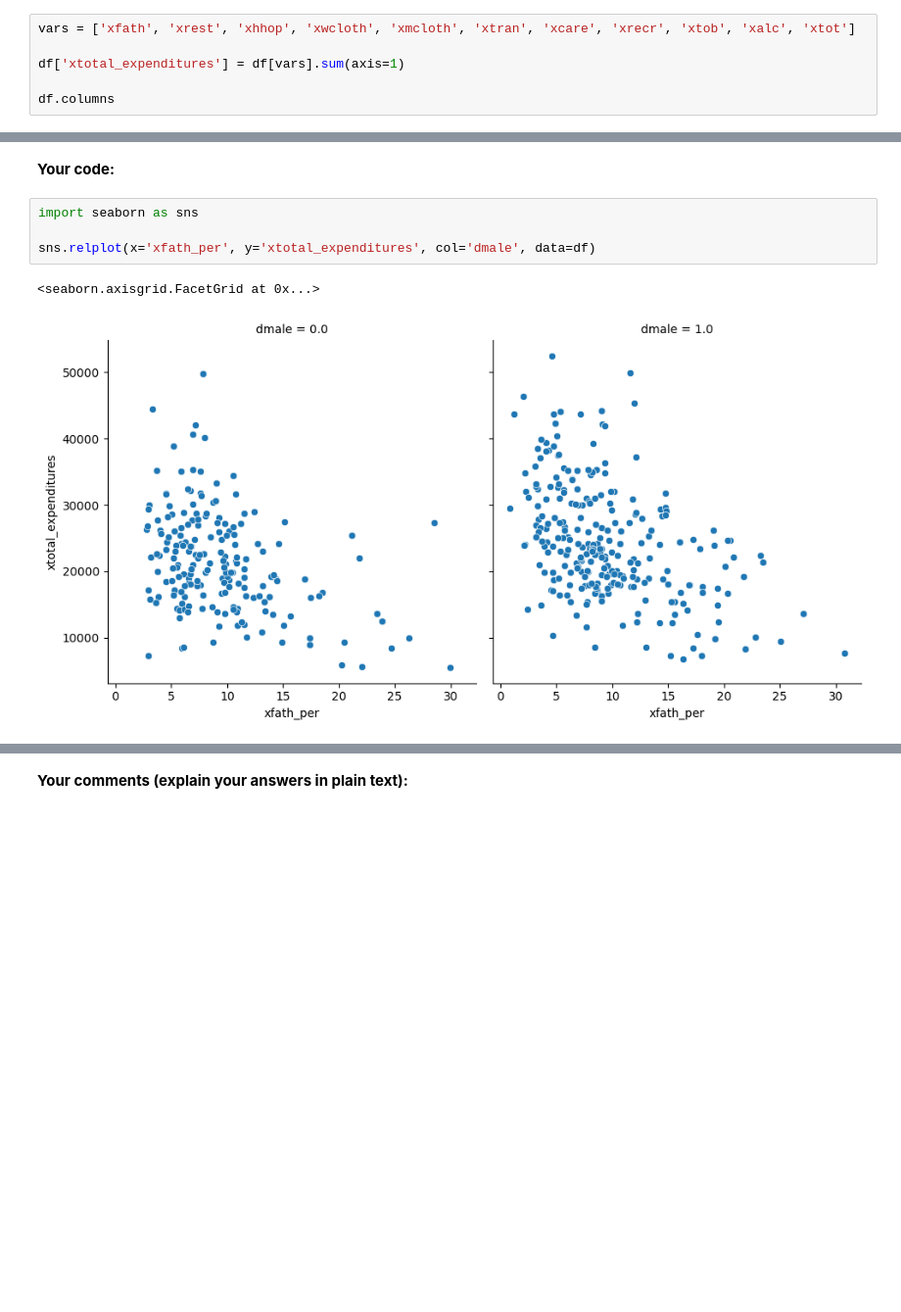
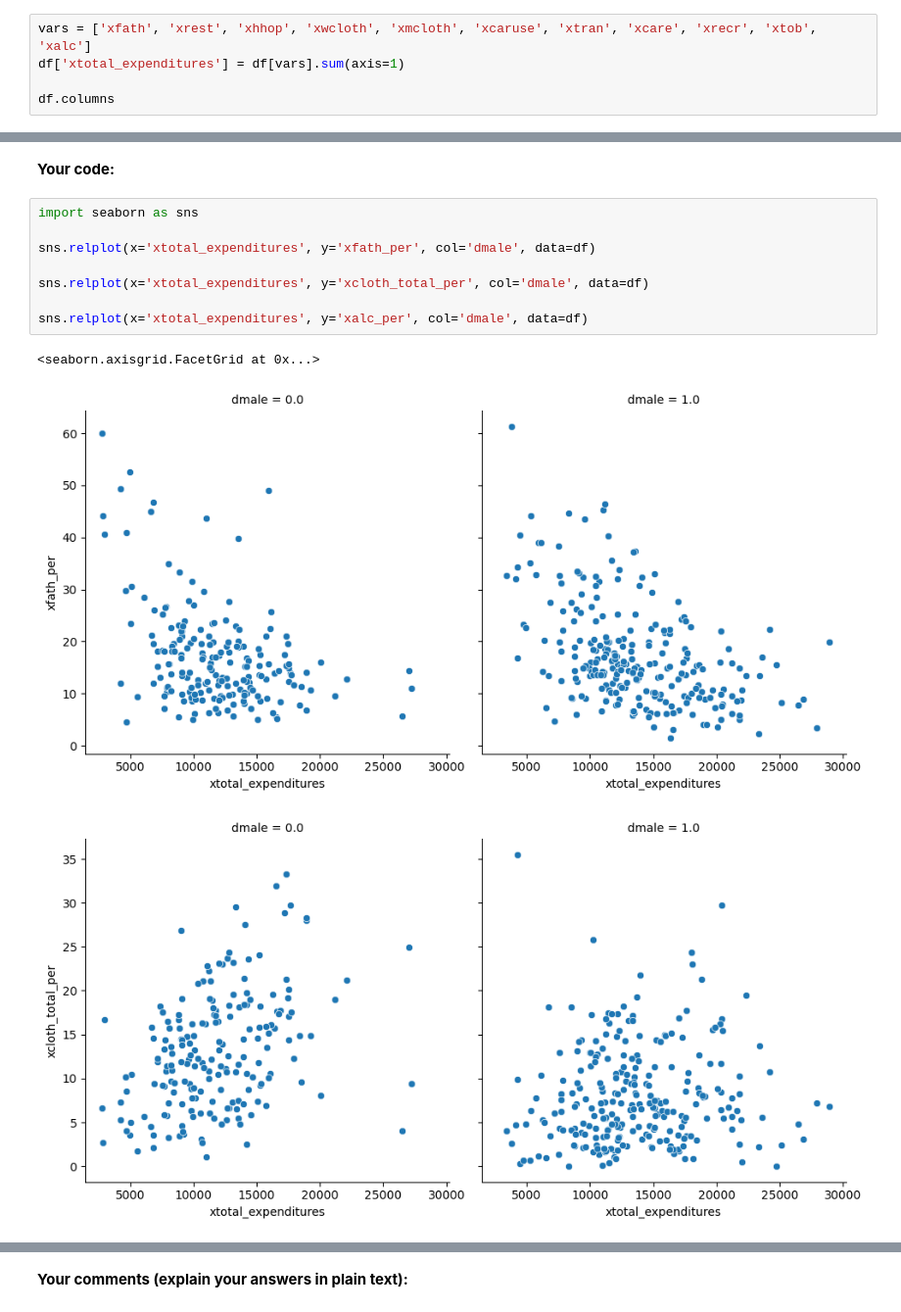
Before and after one commit to xjm617/EconometricsA, a Jupyter notebook: 2_class/PS1_EngelCurves/ex_ante.ipynb, the cells around one changed output, grey strips where cells are left out. Shown at 98% size. Drawn from its saved outputs; the diff is of its cells as text; blank space fills up the shorter version.

```diff
--- a/2_class/PS1_EngelCurves/ex_ante.ipynb
+++ b/2_class/PS1_EngelCurves/ex_ante.ipynb
@@ -253,8 +248,7 @@ The argument `axis=1` tells Pandas to compute the horizontal sum instead of the
 
 **Your code:**
 # %%
-vars = ['xfath', 'xrest', 'xhhop', 'xwcloth', 'xmcloth', 'xtran', 'xcare', 'xrecr', 'xtob', 'xalc', 'xtot']
-
+vars = ['xfath', 'xrest', 'xhhop', 'xwcloth', 'xmcloth', 'xcaruse', 'xtran', 'xcare', 'xrecr', 'xtob', 'xalc']
 df['xtotal_expenditures'] = df[vars].sum(axis=1)
 
 df.columns
@@ -323,7 +334,12 @@ share on food (clothing, alcohol) and total expenditures?
 # %%
 import seaborn as sns
 
-sns.relplot(x='xfath_per', y='xtotal_expenditures', col='dmale', data=df)
+sns.relplot(x='xtotal_expenditures', y='xfath_per', col='dmale', data=df)
+
+sns.relplot(x='xtotal_expenditures', y='xcloth_total_per', col='dmale', data=df)
+
+sns.relplot(x='xtotal_expenditures', y='xalc_per', col='dmale', data=df)
 # %% [output]
 <seaborn.axisgrid.FacetGrid at 0x...>
-[figure, old version]
+[figure, new version]
+[figure, added]
```
Also changed, not shown: parts of 8 cells of this notebook.
